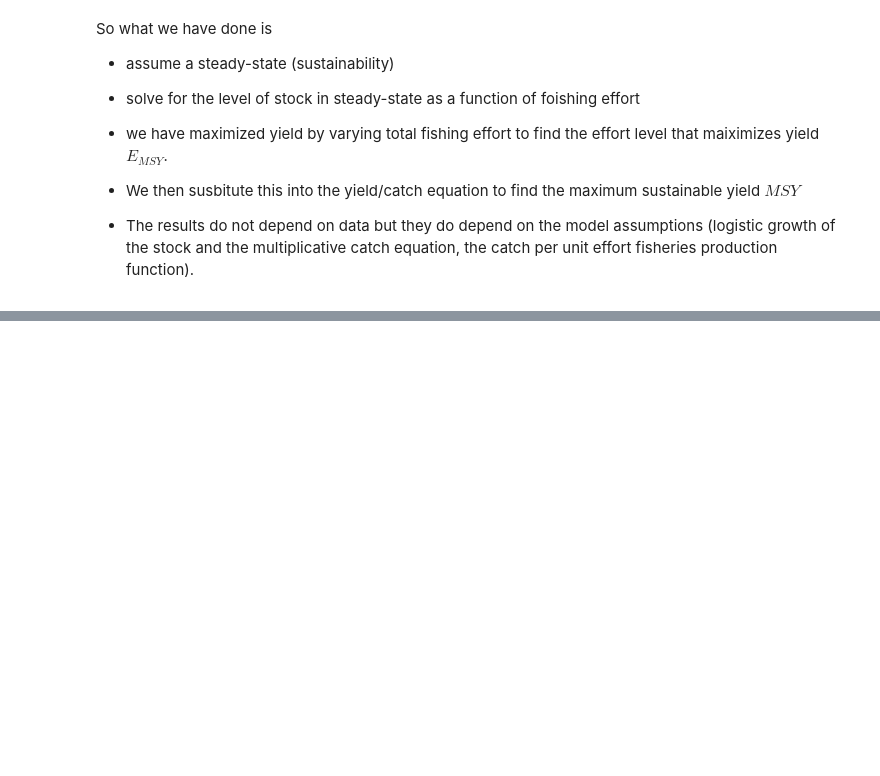
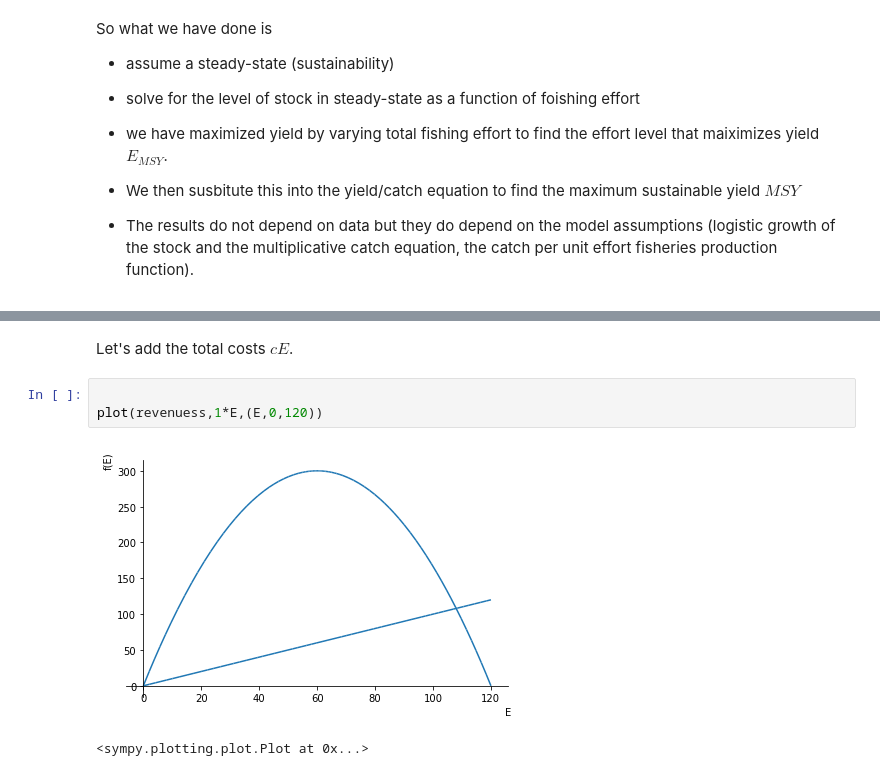
Before and after one commit to babycamel/afew, a Jupyter notebook: afew-present-5.ipynb, the cells around one changed output, grey strips where cells are left out. Drawn from its saved outputs; the diff is of its cells as text; blank space fills up the shorter version.

```diff
--- a/afew-present-5.ipynb
+++ b/afew-present-5.ipynb
@@ -113,0 +150,8 @@ So what we have done is
+# %% [markdown]
+Let's add the total costs $c E$.
+# %%
+
+plot(revenuess,1*E,(E,0,120))
+# %% [output]
+[figure, added]
+<sympy.plotting.plot.Plot at 0x...>
```
Also changed, not shown: parts of 13 cells of this notebook, 1 other file.
